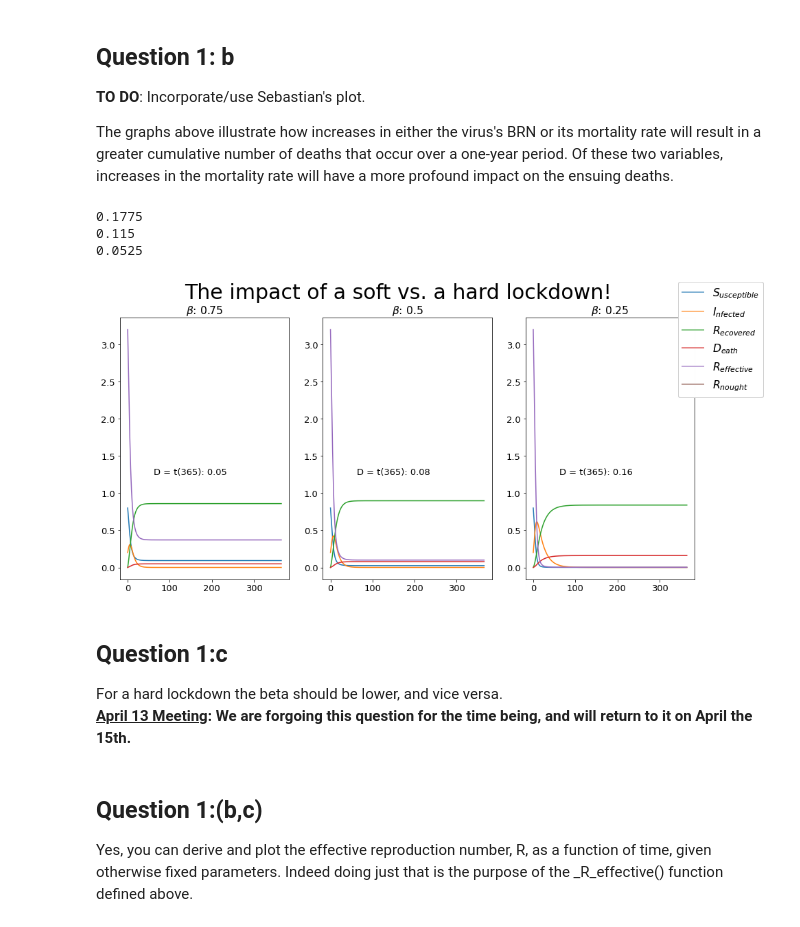
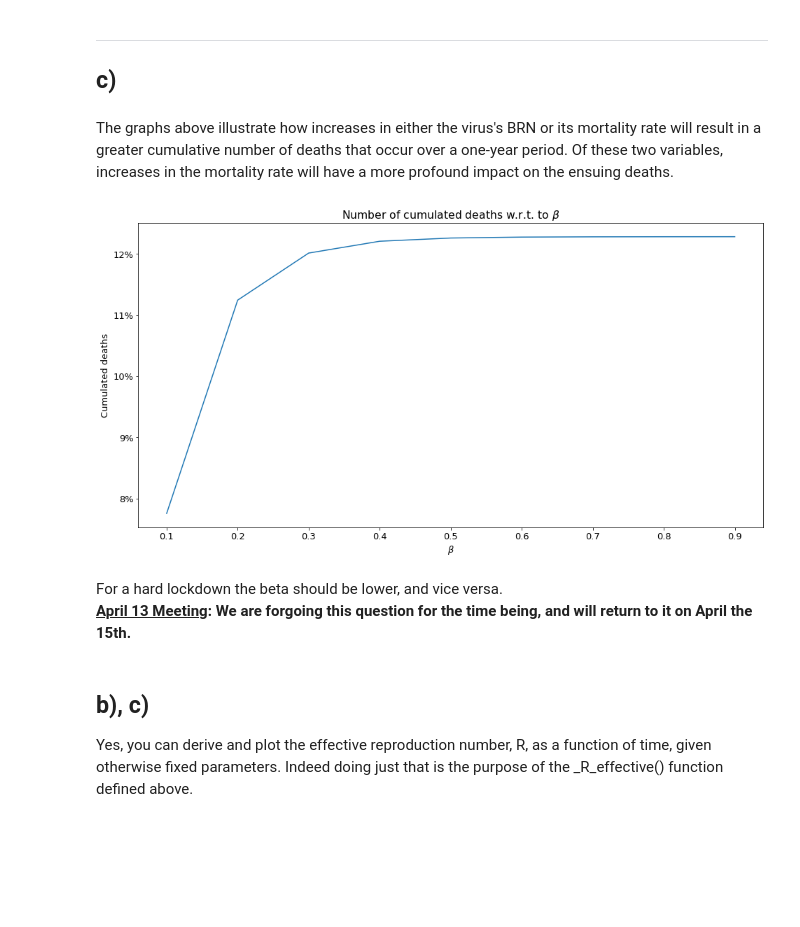
Before and after one commit to Estreuselito/Deus_ex_machina, a Jupyter notebook: SIR Model/SIR_Model_FINAL.ipynb, the cells around one changed output. Drawn from its saved outputs; the diff is of its cells as text; code cells hidden in the pictures; blank space fills up the shorter version.

```diff
--- a/SIR Model/SIR_Model_FINAL.ipynb
+++ b/SIR Model/SIR_Model_FINAL.ipynb
@@ -285,37 +445,36 @@ plt.show()
+# %% [markdown]
+---
+## c)
 # %% [markdown]
-## Question 1: b <br>
-<b>TO DO</b>: Incorporate/use Sebastian's plot.
-
 The graphs above illustrate how increases in either the virus's BRN or its mortality rate will result in a greater cumulative number of deaths that occur over a one-year period. Of these two variables, increases in the mortality rate will have a more profound impact on the ensuing deaths.  <br>
-# %%
-model.mu = 0.01
-model.R_nought = 4
-beta = [.25, .5, .75][::-1]
-f, axs = plt.subplots(1, 3, figsize=(15,7))
-i = 1
-for infection_rate in beta:
-    model.gamma = (infection_rate/model.R_nought) - model.mu
-    print(model.gamma)
-    x, y, lines, labels = model.plot(subplot = True)
-    for j in range(len(x)):
-        axs[i-1].plot(x[j], y[j])
-        axs[i-1].set_title(rf"$\beta$: {infection_rate}")
-    plt.text(0.2, 0.4, f"D = t(365): {round(model.D[-1],2)}",
-                transform=axs[i-1].transAxes)
-    f.legend(lines, labels, loc = 'upper right', fontsize="large", facecolor= "white")
-    i += 1
-plt.suptitle("The impact of a soft vs. a hard lockdown!", fontsize = 30)
-plt.savefig("Impact of contact restrictions.png")
-plt.show()
-# %% [output]
-0.1775
-0.115
-0.0525
-[figure, removed]
+# %%
+model.mu = 0.01
+model.R_nought = 4
+model.gamma = 0.04
+betas = list(map(lambda x: x/10, range(1, 10, 1)))[::-1]
+# f, axs = plt.subplots(1, 3, figsize=(15,7))
+# i = 1
+cum_deaths, beta = [], []
+for infection_rate in betas:
+    model.beta = infection_rate
+    model.R_nought = model.beta / (model.gamma + model.mu)
+    fraction_dead = model.plot_mu_bn_wrt_cd(model.R_nought, model.mu)
+    cum_deaths.append(fraction_dead)
+    beta.append(infection_rate)
+
+fig = plt.figure(figsize=(16, 8))
+ax = fig.add_subplot(1,1,1)
+plt.plot(beta, cum_deaths)
+plt.title(r"Number of cumulated deaths w.r.t. to $\beta$")
+ax.yaxis.set_major_formatter(PercentFormatter(xmax=1, decimals=0, symbol='%', is_latex=False))
+plt.xlabel(r"$\beta$")
+plt.ylabel("Cumulated deaths")
+plt.show("Cumulated deaths")
+# %% [output]
+[figure, added]
 # %% [markdown]
-## Question 1:c <br>
 For a hard lockdown the beta should be lower, and vice versa. <br>
 <b><u>April 13 Meeting</u>: We are forgoing this question for the time being, and will return to it on April the 15th.</b>
 # %% [markdown]
-## Question 1:(b,c) <br>
+## b), c) <br>
 Yes, you can derive and plot the effective reproduction number, R, as a function of time, given otherwise fixed parameters. Indeed doing just that is the purpose of the _R_effective() function defined above.
```
Also changed, not shown: parts of 50 cells of this notebook, 3 other files.
